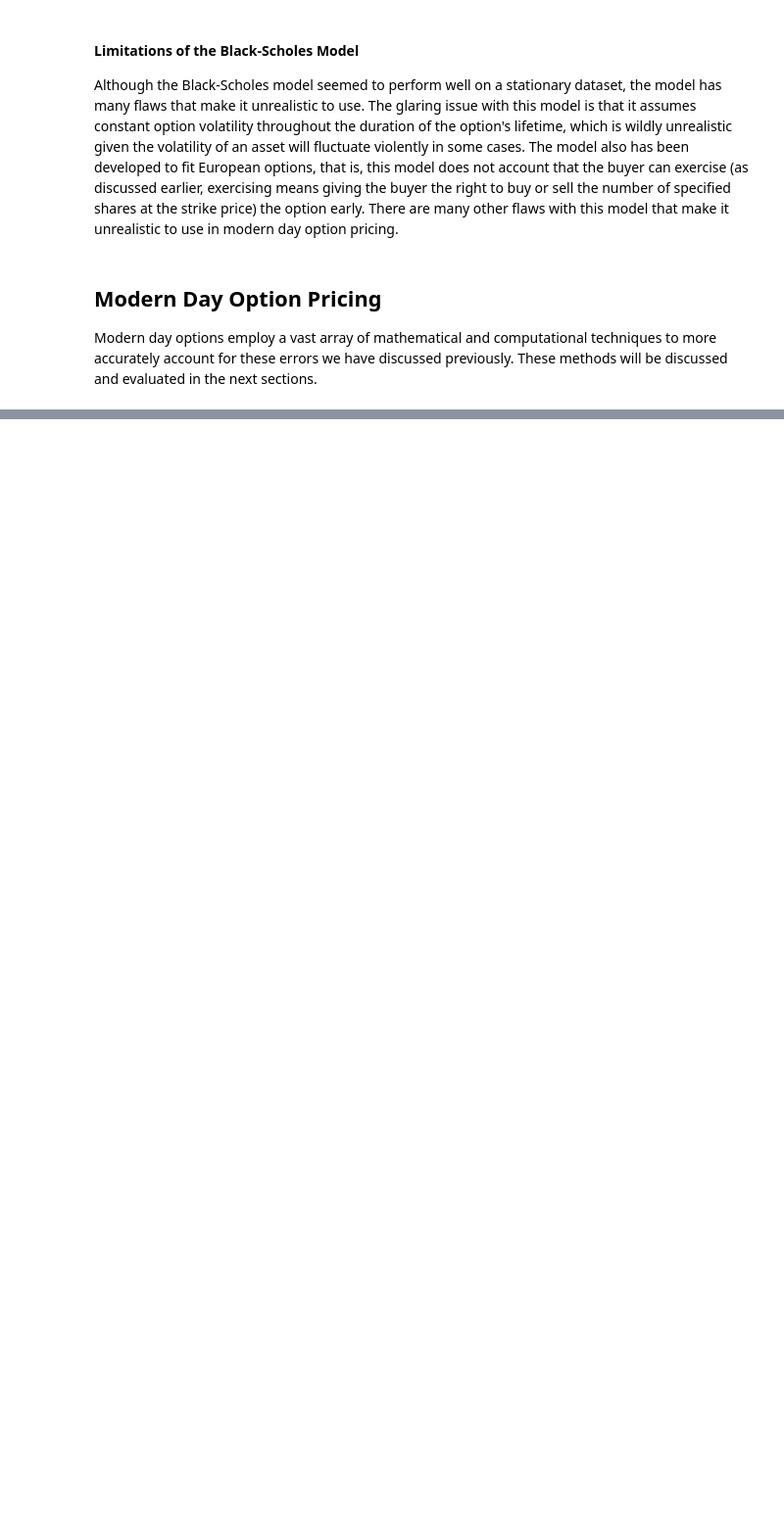
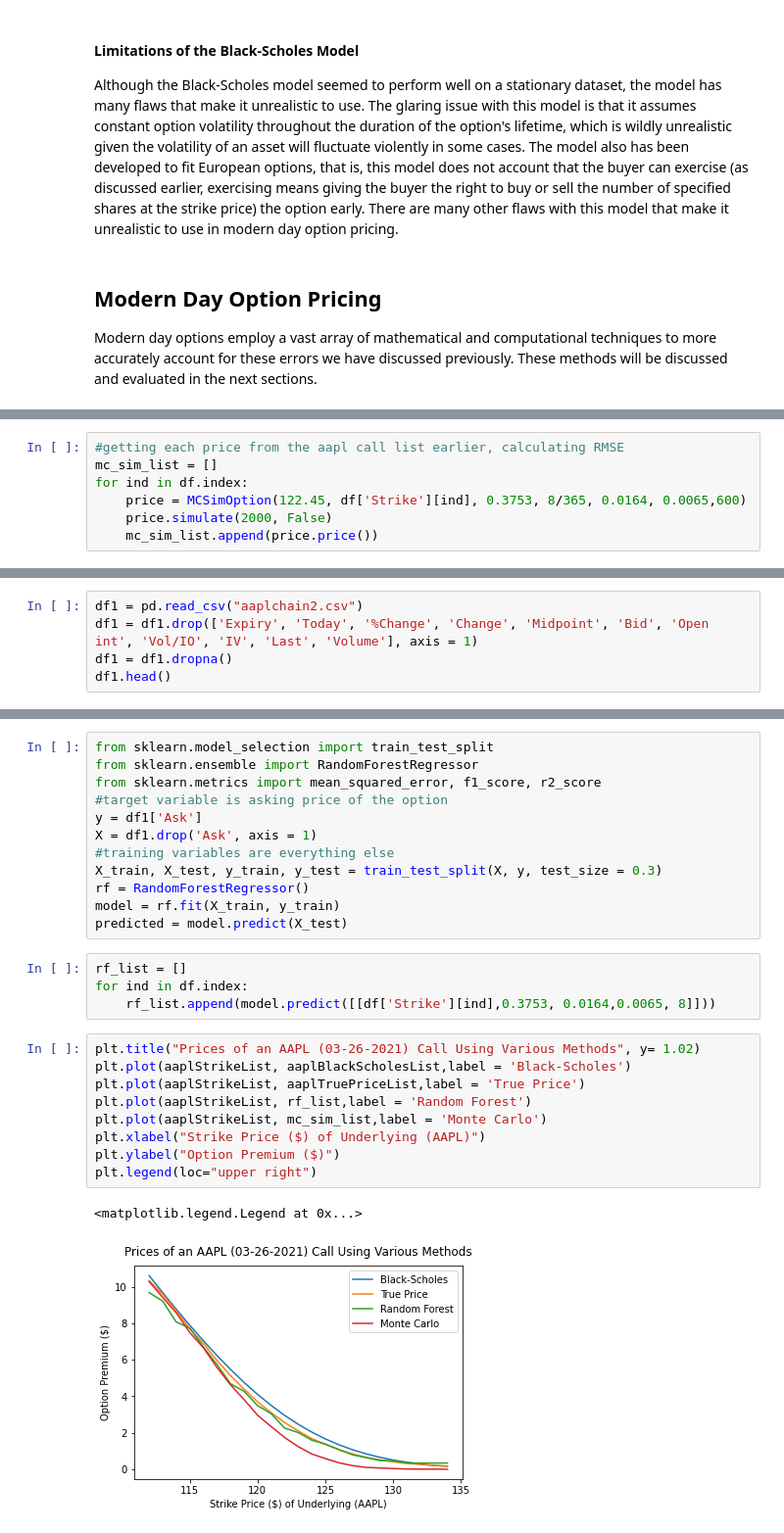
Before and after one commit to jacobfa/OptionsPricing, a Jupyter notebook: OptionPricingFinal.ipynb, the cells around one changed output, grey strips where cells are left out. Shown: that part at 98% size. Cells and saved outputs as stored; diff of their text form; blank space fills up the shorter version.

```diff
--- a/OptionPricingFinal.ipynb
+++ b/OptionPricingFinal.ipynb
@@ -214,0 +210,7 @@ print(simulation.price())
+# %%
+#getting each price from the aapl call list earlier, calculating RMSE
+mc_sim_list = []
+for ind in df.index:
+    price = MCSimOption(122.45, df['Strike'][ind], 0.3753, 8/365, 0.0164, 0.0065,600)
+    price.simulate(2000, False)
+    mc_sim_list.append(price.price())
@@ -214,0 +219,5 @@ print(simulation.price())
+# %%
+df1 = pd.read_csv("aaplchain2.csv")
+df1 = df1.drop(['Expiry', 'Today', '%Change', 'Change', 'Midpoint', 'Bid', 'Open int', 'Vol/IO', 'IV', 'Last', 'Volume'], axis = 1)
+df1 = df1.dropna()
+df1.head()
@@ -214,0 +231,28 @@ print(simulation.price())
+# %%
+from sklearn.model_selection import train_test_split
+from sklearn.ensemble import RandomForestRegressor
+from sklearn.metrics import mean_squared_error, f1_score, r2_score
+#target variable is asking price of the option
+y = df1['Ask']
+X = df1.drop('Ask', axis = 1)
+#training variables are everything else
+X_train, X_test, y_train, y_test = train_test_split(X, y, test_size = 0.3)
+rf = RandomForestRegressor()
+model = rf.fit(X_train, y_train)
+predicted = model.predict(X_test)
+# %%
+rf_list = []
+for ind in df.index:
+    rf_list.append(model.predict([[df['Strike'][ind],0.3753, 0.0164,0.0065, 8]]))
+# %%
+plt.title("Prices of an AAPL (03-26-2021) Call Using Various Methods", y= 1.02)
+plt.plot(aaplStrikeList, aaplBlackScholesList,label = 'Black-Scholes')
+plt.plot(aaplStrikeList, aaplTruePriceList,label = 'True Price')
+plt.plot(aaplStrikeList, rf_list,label = 'Random Forest')
+plt.plot(aaplStrikeList, mc_sim_list,label = 'Monte Carlo')
+plt.xlabel("Strike Price ($) of Underlying (AAPL)")
+plt.ylabel("Option Premium ($)")
+plt.legend(loc="upper right")
+# %% [output]
+<matplotlib.legend.Legend at 0x...>
+[figure, added]
```
Also changed, not shown: parts of 12 cells of this notebook, 1 other file.
